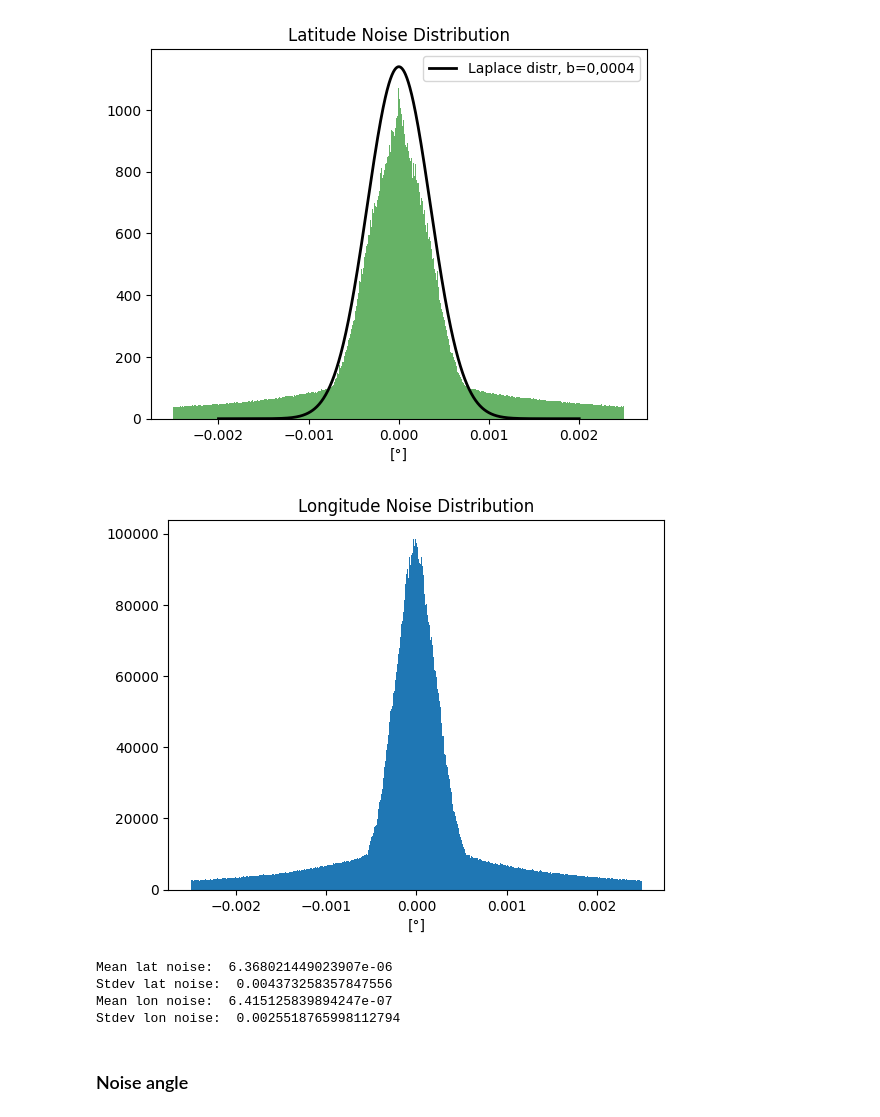
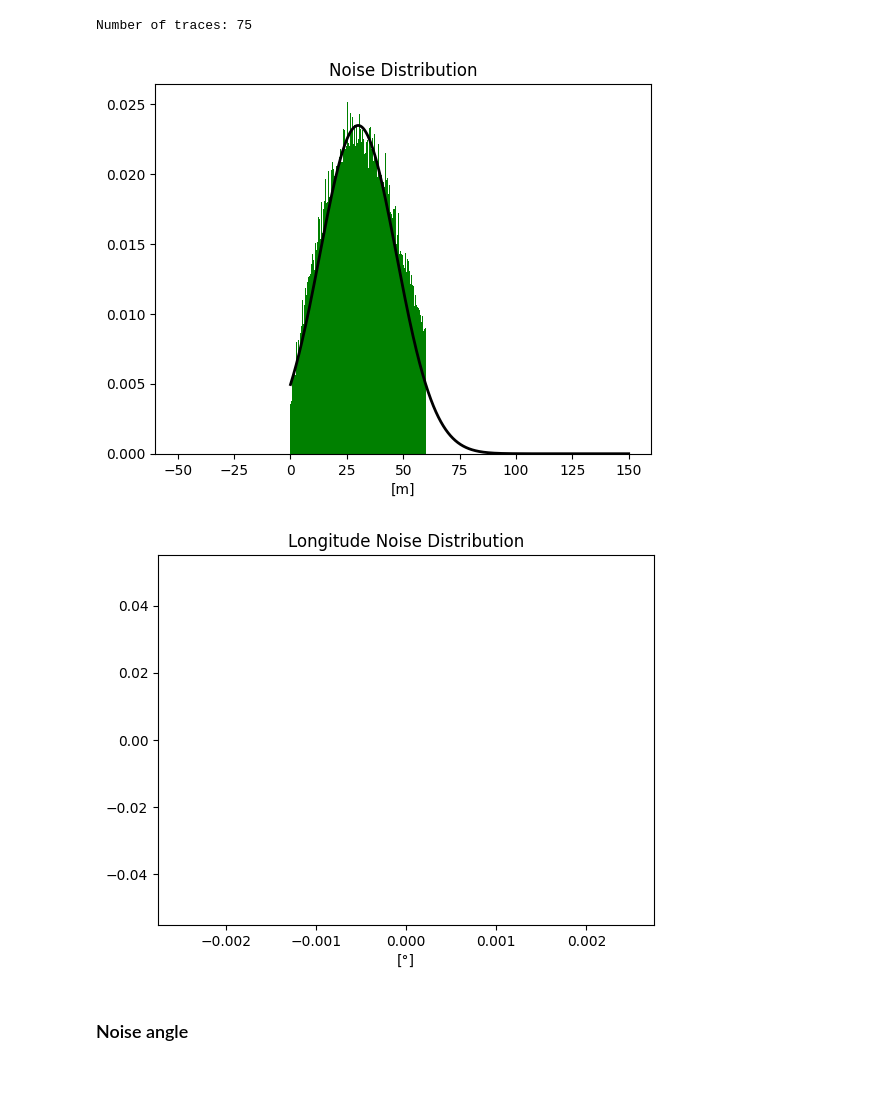
Before and after one commit to dieterj1/thesis, a Jupyter notebook: geolife/noise_distribution.ipynb, the cells around one changed output. Saved outputs shown, nothing was run; the diff lists cells and outputs as text; code cells hidden in the pictures; blank space fills up the shorter version.

Commit message:
fixed noise distribution analysis

```diff
--- a/geolife/noise_distribution.ipynb
+++ b/geolife/noise_distribution.ipynb
@@ -11,13 +12,10 @@ import seaborn as sns
 # %%
-import os
-import pandas as pd
-
 traces = []
 processed_traces = []
 
 root_path = "/mnt/d/romataxi"
 
-for i in range(150):
+for i in range(100):
     user_path = f'{i}.csv'
     file_path = os.path.join(root_path, user_path)
     if os.path.exists(file_path):
@@ -37,20 +35,25 @@ for trace_df in traces:
     # Convert to array (Longitude, Latitude, Timestamp)
     trace = trace_df[['Longitude', 'Latitude', 'Timestamp']].to_numpy()
 
+    #take only the first 5000 points
+    trace = trace[:10000]
+
     # Convert to list of tuples
     trace = [tuple(x) for x in trace]
-
-    # Ensure timestamp is an integer (now there shouldn't be NaT values)
     trace = [(x[0], x[1], int(x[2])) for x in trace]
-
     processed_traces.append(trace)
 
-# Replace traces with processed version
 traces = processed_traces
+print(f"Number of traces: {len(traces)}")
+#lon,lat
+#tr.rs_haversine_distance()
+#tr.rs_geodesic_distance()
+# %% [output]
+Number of traces: 75
 # %%
 (space_noise, time_min_period) = (60.0, 90)
-perturbed_traces = tr.perturb_traces(
-    (space_noise, time_min_period), traces)
+#Picker string 'closest'
+perturbed_traces = tr.perturb_traces((space_noise, time_min_period), traces)
 # %%
 lat_noise = []
 lon_noise = []
@@ -82,53 +71,29 @@ for trace_idx in range(len(traces)):
 # %%
 import numpy as np
 import matplotlib.pyplot as plt
 from scipy.stats import laplace, norm
 
-# Your noise data
-lat_noise = np.array(lat_noise)
-lon_noise = np.array(lon_noise)
+plt.hist(noise_distr, bins=500, range=[-50, 150], density=True, color='g')
 
-# Remove inf and NaN values
-lat_noise_clean = lat_noise[np.isfinite(lat_noise)]
-lon_noise_clean = lon_noise[np.isfinite(lon_noise)]
-
-mu_lat = np.mean(lat_noise_clean)
-sigma_lat = np.std(lat_noise_clean)
-mu_lon = np.mean(lon_noise_clean)
-sigma_lon = np.std(lon_noise_clean)
-
-# Plot histogram for latitude noise
-plt.hist(lat_noise_clean, bins=500, range=[-0.0025, 0.0025], density=True, alpha=0.6, color='g')
-
-x_vals = np.linspace(-0.002, 0.002, 1000)
-y_vals = norm.pdf(x_vals, 0, 0.00035)
+x_vals = np.linspace(-0, 150, 10000)
+y_vals = norm.pdf(x_vals, 30, 17)
 #y_vals = laplace.pdf(x_vals, 0, 0.00035)
 
-plt.plot(x_vals, y_vals, 'k', linewidth=2, label="Laplace distr, b=0,0004")
-plt.title('Latitude Noise Distribution')
-plt.xlabel('[°]')
-plt.legend()
+plt.plot(x_vals, y_vals, 'k', linewidth=2)
+plt.title('Noise Distribution')
+plt.xlabel('[m]')
+#plt.legend()
 plt.show()
 
 # Plot histogram for longitude noise
-plt.hist(lon_noise_clean, bins=500, range=[-0.0025, 0.0025])
+plt.hist(lon_noise, bins=500, range=[-0.0025, 0.0025])
 
 plt.title('Longitude Noise Distribution')
 plt.xlabel('[°]')
 plt.show()
-
-# Print the statistics
-print("Mean lat noise: ", mu_lat)
-print("Stdev lat noise: ", sigma_lat)
-print("Mean lon noise: ", mu_lon)
-print("Stdev lon noise: ", sigma_lon)
 # %% [output]
-[figure, old version]
+[figure, new version]
-[figure, old version]
+[figure, new version]
-Mean lat noise:  6.368021449023907e-06
-Stdev lat noise:  0.004373258357847556
-Mean lon noise:  6.415125839894247e-07
-Stdev lon noise:  0.0025518765998112794
 # %% [markdown]
 ### Noise angle
 # %%
```
Also changed, not shown: parts of 3 cells of this notebook.
